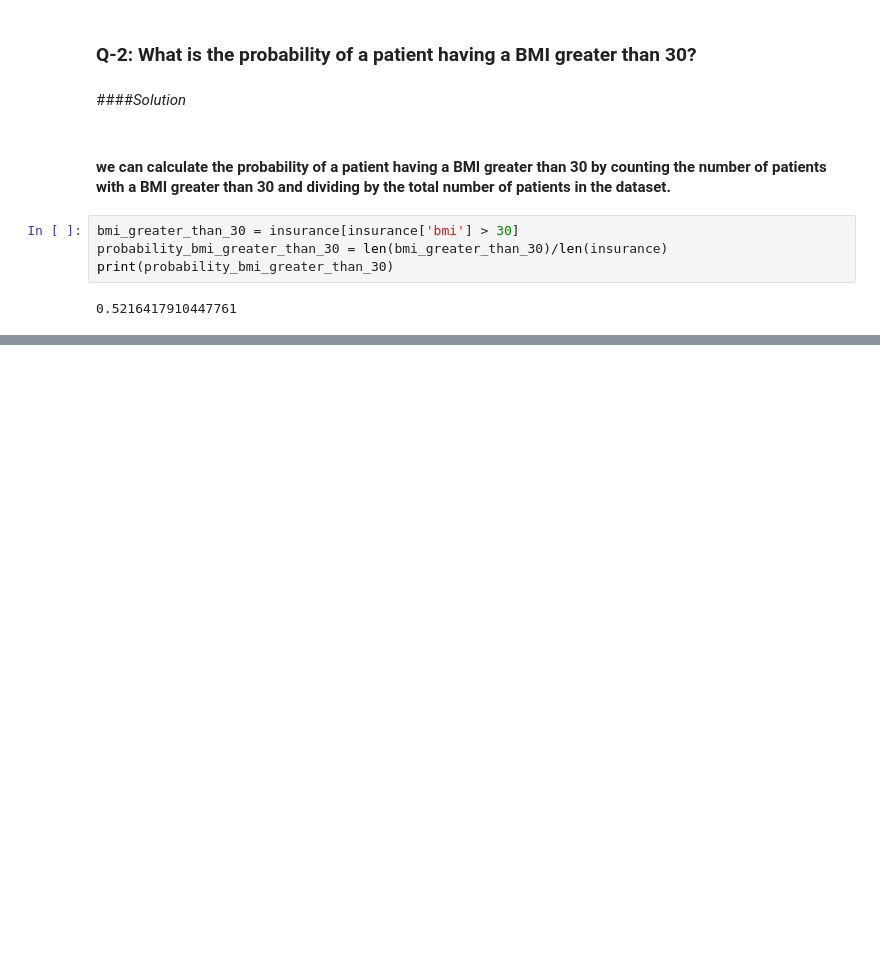
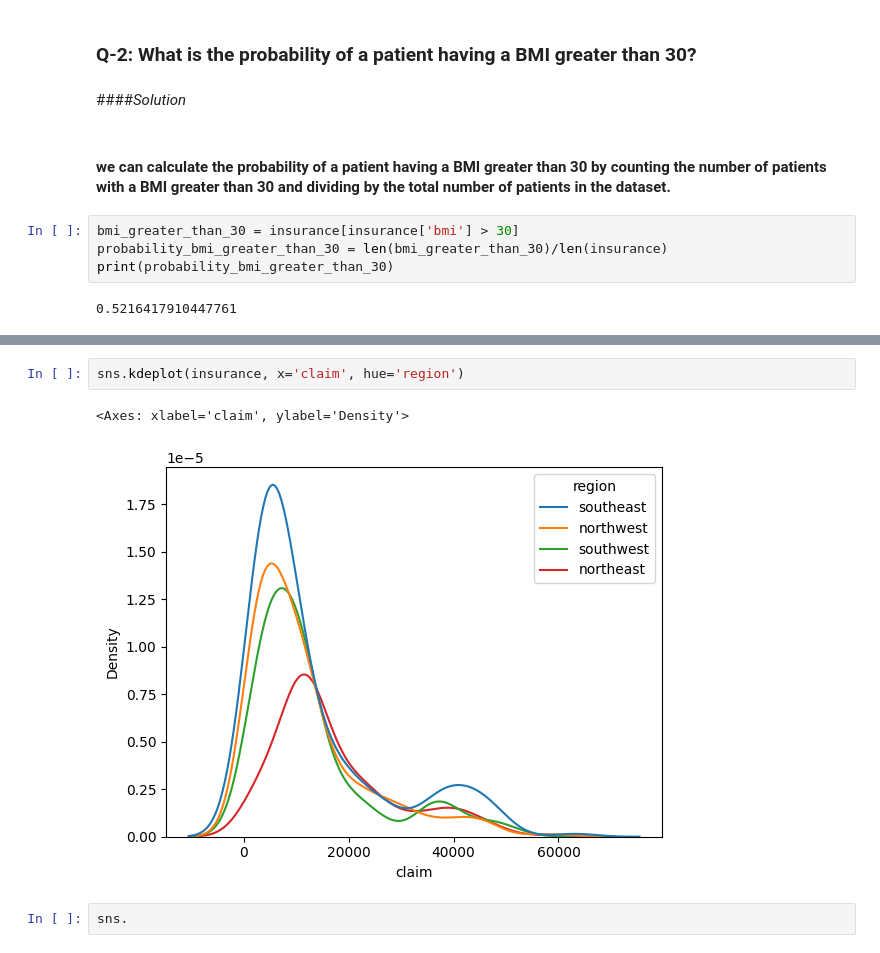
Before and after one commit to mp-codez/probability-statistics-experiments, a Jupyter notebook: task_40_solution.ipynb, the cells around one changed output, grey strips where cells are left out. Saved outputs shown, nothing was run; the diff lists cells and outputs as text; blank space fills up the shorter version.

```diff
--- a/task_40_solution.ipynb
+++ b/task_40_solution.ipynb
@@ -82,0 +100,7 @@ print(probability_bmi_greater_than_30)
+# %%
+sns.kdeplot(insurance, x='claim', hue='region')
+# %% [output]
+<Axes: xlabel='claim', ylabel='Density'>
+[figure, added]
+# %%
+sns.
```
Also changed, not shown: parts of 5 cells of this notebook.
